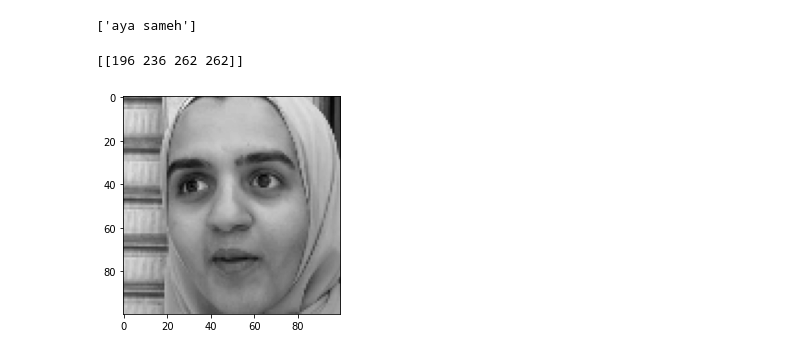
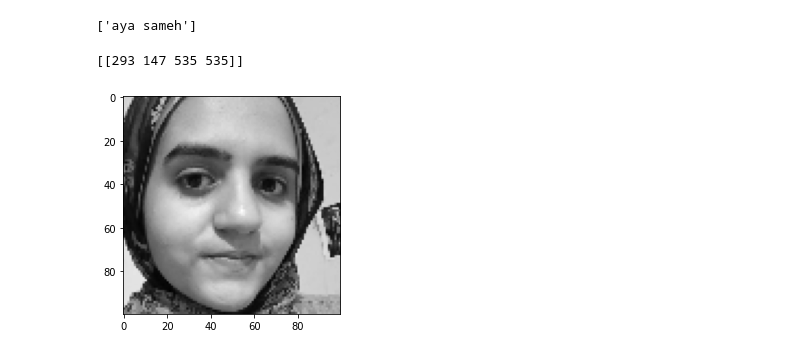
Before and after one commit to alaayasser01/Face-Recognition-System, a Jupyter notebook: recognition_model.ipynb, the cells around one changed output. Cells and saved outputs as stored; diff of their text form; code cells hidden in the pictures.

```diff
--- a/recognition_model.ipynb
+++ b/recognition_model.ipynb
@@ -298,20 +263,20 @@ predictor("test/IMG-20230515-WA0048.jpg", mean_face, eigvecs)
 # %% [output]
 ['aya sameh']
 # %%
-gray_img = cv2.imread("test/IMG-20230515-WA0048.jpg",0)
+gray_img = cv2.imread("test/IMG-20230517-WA0034.jpg",0)
 face = face_detection(gray_img)
 print(face)
 counter = 0
 for (x, y, w, h) in face:
     face_img = gray_img[y:y+h, x:x+w]
     face_img = cv2.resize(face_img, (100,100))
     plt.imshow(face_img, cmap="gray")
     counter+=1
     if counter == 2 :
         break
 # %% [output]
-[[196 236 262 262]]
+[[293 147 535 535]]
-[figure, old version]
+[figure, new version]
 # %%
 import pickle
 with open('model.pkl', 'wb') as f:
```
Also changed, not shown: parts of 12 cells of this notebook, 57 other files.
